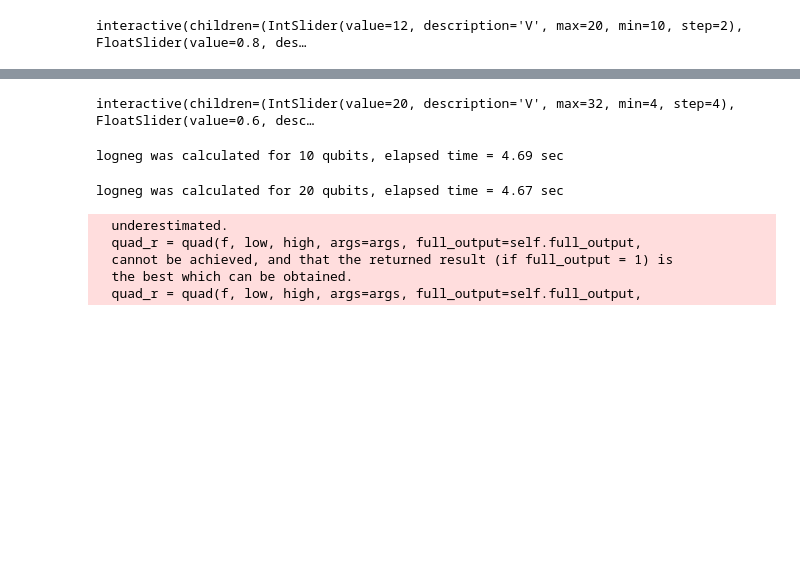
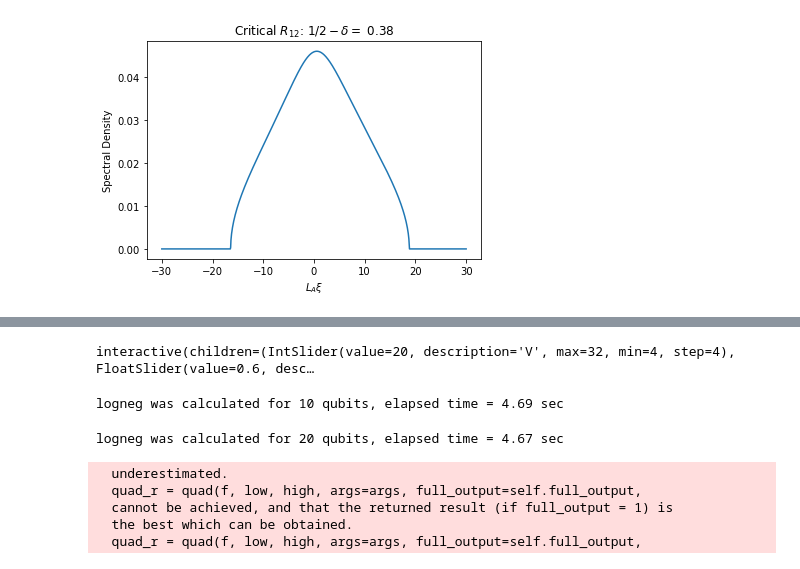
Before and after one commit to hassan-shap/RMT, a Jupyter notebook: Gz_cubic_Eqn.ipynb, the cells around one changed output, grey strips where cells are left out. Cells and saved outputs as stored; diff of their text form; code cells hidden in the pictures; blank space fills up the shorter version.

```diff
--- a/Gz_cubic_Eqn.ipynb
+++ b/Gz_cubic_Eqn.ipynb
@@ -66,39 +66,39 @@ def plot_spectrum(V=12,Ra=0.8,R12=0.13):
 #     fx =  1/(a/r**(R12*Ra*V))
 #     fy =  pi/fx
 
-    xplot=np.linspace(-1,1,1000)*1e1/fx+1j*0
+    xplot=np.linspace(-1,1,1000)*3e1/fx+1j*0
     yplot_eq=Gz_eq(np.ndarray.tolist(xplot),a+1j*0,b+1j*0)
     yplot=Gz(xplot,a+1j*0,b+1j*0)
     plt.plot(np.real(xplot)*fx,fy*yplot)
 # #     plt.plot(np.real(xplot)*fx,fy*yplot_eq,'k--')
 # #     plt.plot(np.real(xplot),yplot/pi)
 # #     print(sp.integrate.cumtrapz(yplot,xplot))
 #     print(np.trapz(fy*yplot,fx*xplot))
 #     print(np.trapz(fy*yplot*xplot*fx,fx*xplot))
 
 #     Lab=r**(Ra*V)
 #     y1=MP_dist((a+b)/2,xplot)
 #     y2=MP_dist_neg((b-a)/2,xplot)
 #     plt.plot(np.real(xplot)*fx,y1*fy*pi)
 #     plt.plot(np.real(xplot)*fx,y2*fy*pi)
 
 # #     print(np.trapz(y2,xplot)+np.trapz(y1,xplot))
 # #     print(np.trapz(fy*pi*y2*(xplot+a)*fx,fx*(xplot+a))+np.trapz(fy*pi*y1*xplot*fx,fx*xplot))
 # #     print(np.trapz(fy*pi*y2*(xplot)*fx,-fx*(xplot))+np.trapz(fy*pi*y1*(xplot)*fx,fx*(xplot)))
 #     print('normalization 1= ', np.trapz(fy*pi*y1,fx*(xplot)))
 #     print('normalization 2= ', np.trapz(fy*pi*y2,fx*(xplot)))
 #     print('eval 1= ', np.trapz(fy*pi*y2*(xplot)*fx,fx*(xplot)))
 #     print('eval 2= ', np.trapz(fy*pi*y1*(xplot)*fx,fx*(xplot)))
 
     plt.title('Critical $R_{12}$: $1/2-\delta=$ %.2f' % (1-1/(2*Ra)) )
 #     plt.ylim(0,0.04)
     plt.xlabel(r'$L_A\xi$')
     plt.ylabel('Spectral Density')
     plt.show()
 
 # plot_spectrum(V=10,Ra=0.6,R12=0.1)
-interact(plot_spectrum, V=(10,20,2), Ra=(0,1,0.02), R12=(0,0.5,0.01));
+# interact(plot_spectrum, V=(10,20,2), Ra=(0,1,0.02), R12=(0,0.5,0.01));
 
-# plot_spectrum(V=2+8,Ra=8/10,R12=0.25)
+plot_spectrum(V=2+8,Ra=8/10,R12=0.5)
 # %% [output]
-interactive(children=(IntSlider(value=12, description='V', max=20, min=10, step=2), FloatSlider(value=0.8, des…
+[figure, added]
```
Also changed, not shown: parts of 1 cell of this notebook, 6 other files.
